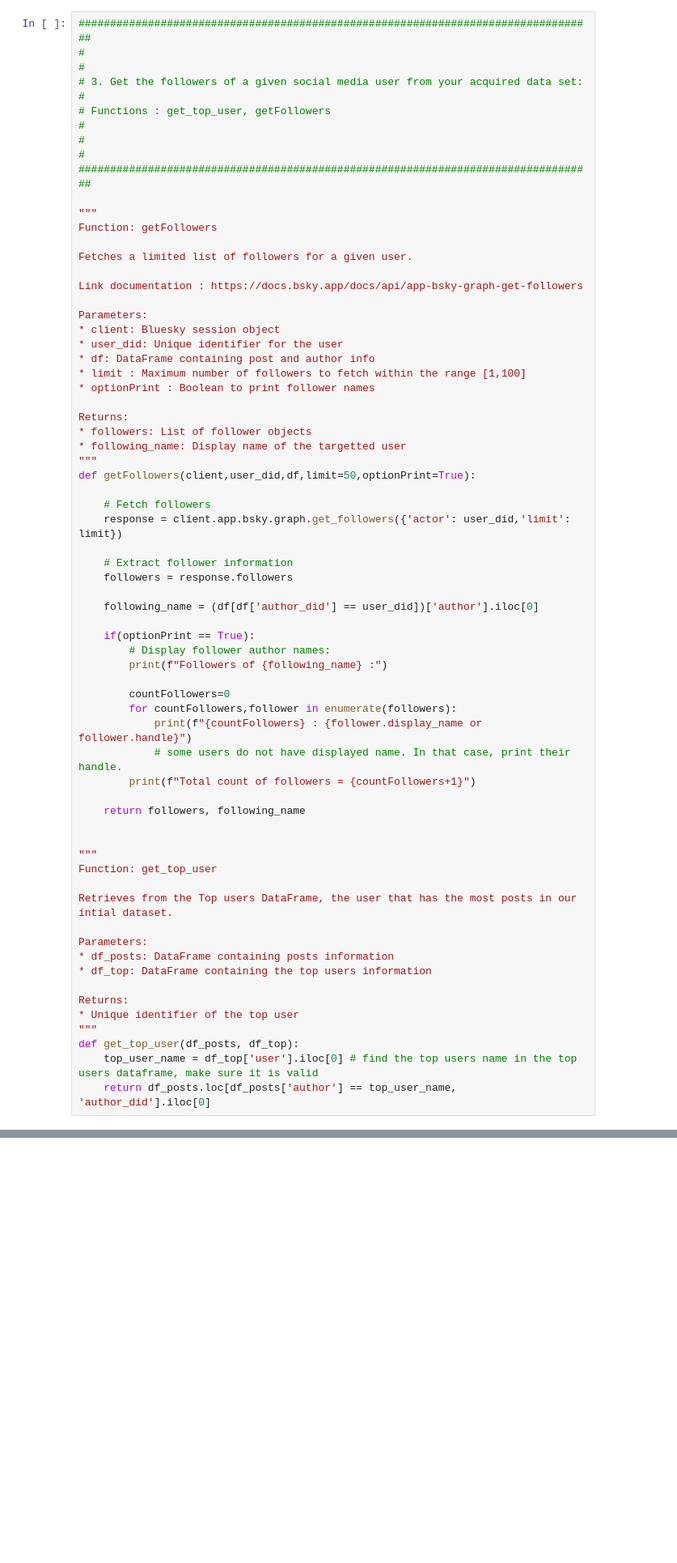
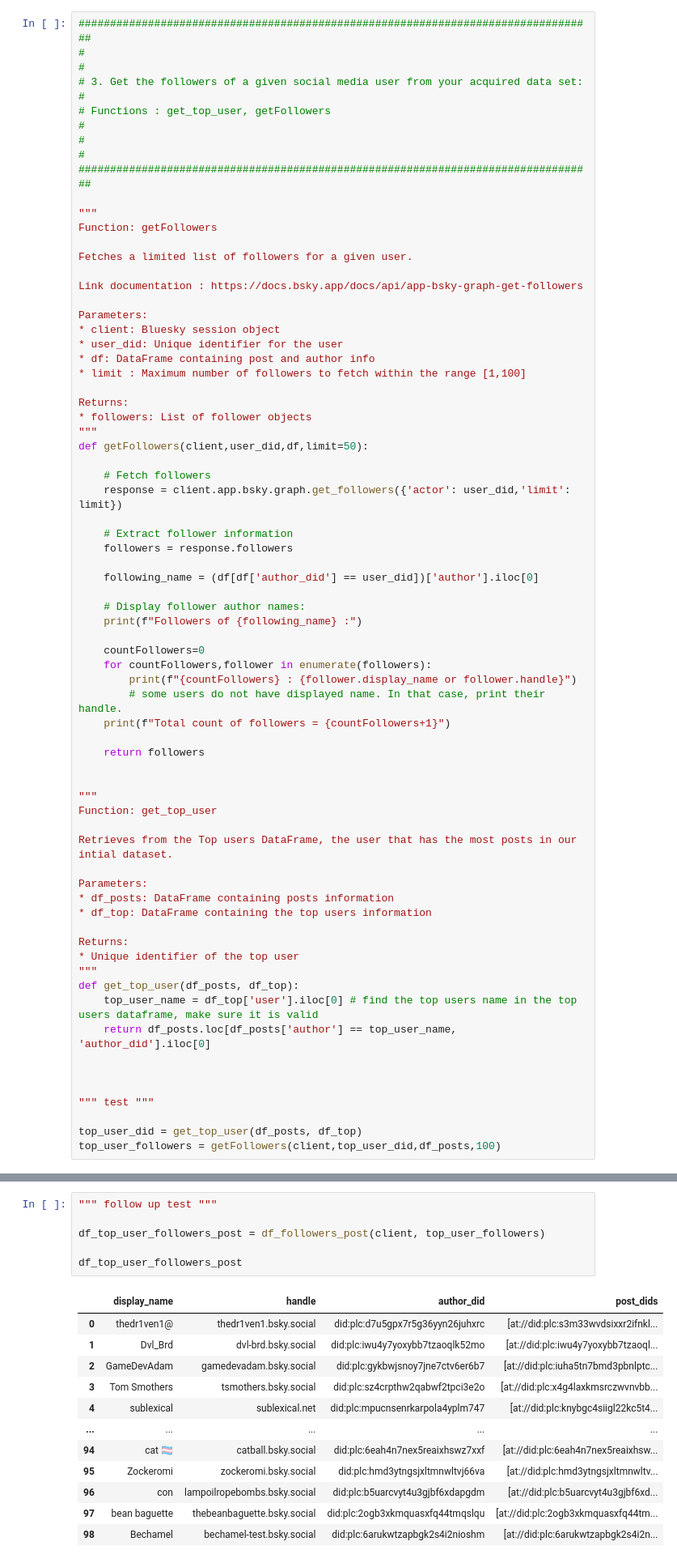
Before and after one commit to sbouchardon/bluesky_api, a Jupyter notebook: Main.ipynb, the cells around one changed output, grey strips where cells are left out. Shown at 81% size. Cells and saved outputs as stored; diff of their text form; blank space fills up the shorter version.

```diff
--- a/Main.ipynb
+++ b/Main.ipynb
@@ -402,13 +490,11 @@ Parameters:
 * user_did: Unique identifier for the user
 * df: DataFrame containing post and author info
 * limit : Maximum number of followers to fetch within the range [1,100]
-* optionPrint : Boolean to print follower names
 
 Returns:
 * followers: List of follower objects
-* following_name: Display name of the targetted user
 """
-def getFollowers(client,user_did,df,limit=50,optionPrint=True):
+def getFollowers(client,user_did,df,limit=50):
 
     # Fetch followers
     response = client.app.bsky.graph.get_followers({'actor': user_did,'limit': limit})
@@ -418,17 +504,16 @@ def getFollowers(client,user_did,df,limit=50,optionPrint=True):
 
     following_name = (df[df['author_did'] == user_did])['author'].iloc[0]
 
-    if(optionPrint == True):
-        # Display follower author names:
-        print(f"Followers of {following_name} :")
+    # Display follower author names:
+    print(f"Followers of {following_name} :")
 
-        countFollowers=0
-        for countFollowers,follower in enumerate(followers):
-            print(f"{countFollowers} : {follower.display_name or follower.handle}")
-            # some users do not have displayed name. In that case, print their handle.
-        print(f"Total count of followers = {countFollowers+1}")
+    countFollowers=0
+    for countFollowers,follower in enumerate(followers):
+        print(f"{countFollowers} : {follower.display_name or follower.handle}")
+        # some users do not have displayed name. In that case, print their handle.
+    print(f"Total count of followers = {countFollowers+1}")
 
-    return followers, following_name
+    return followers
 
 
 """
@@ -446,3 +531,10 @@ Returns:
 def get_top_user(df_posts, df_top):
     top_user_name = df_top['user'].iloc[0] # find the top users name in the top users dataframe, make sure it is valid
     return df_posts.loc[df_posts['author'] == top_user_name, 'author_did'].iloc[0]
+
+
+
+""" test """
+
+top_user_did = get_top_user(df_posts, df_top)
+top_user_followers = getFollowers(client,top_user_did,df_posts,100)
@@ -534,0 +704,19 @@ def df_followers(client, followers, limit=5,optionPrint=True):
+# %%
+""" follow up test """
+
+df_top_user_followers_post = df_followers_post(client, top_user_followers)
+
+df_top_user_followers_post
+# %% [output]
+|  | display_name | handle | author_did | post_dids |
+| 0 | thedr1ven1@ | thedr1ven1.bsky.social | did:plc:d7u5gpx7r5g36yyn26juhxrc | [at://did:plc:s3m33wvdsixxr2ifnkl... |
+| 1 | Dvl_Brd | dvl-brd.bsky.social | did:plc:iwu4y7yoxybb7tzaoqlk52mo | [at://did:plc:iwu4y7yoxybb7tzaoql... |
+| 2 | GameDevAdam | gamedevadam.bsky.social | did:plc:gykbwjsnoy7jne7ctv6er6b7 | [at://did:plc:iuha5tn7bmd3pbnlptc... |
+| 3 | Tom Smothers | tsmothers.bsky.social | did:plc:sz4crpthw2qabwf2tpci3e2o | [at://did:plc:x4g4laxkmsrczwvnvbb... |
+| 4 | sublexical | sublexical.net | did:plc:mpucnsenrkarpola4yplm747 | [at://did:plc:knybgc4siigl22kc5t4... |
+| ... | ... | ... | ... | ... |
+| 94 | cat 🏳️‍⚧️ | catball.bsky.social | did:plc:6eah4n7nex5reaixhswz7xxf | [at://did:plc:6eah4n7nex5reaixhsw... |
+| 95 | Zockeromi | zockeromi.bsky.social | did:plc:hmd3ytngsjxltmnwltvj66va | [at://did:plc:hmd3ytngsjxltmnwltv... |
+| 96 | con | lampoilropebombs.bsky.social | did:plc:b5uarcvyt4u3gjbf6xdapgdm | [at://did:plc:b5uarcvyt4u3gjbf6xd... |
+| 97 | bean baguette | thebeanbaguette.bsky.social | did:plc:2ogb3xkmquasxfq44tmqslqu | [at://did:plc:2ogb3xkmquasxfq44tm... |
+| 98 | Bechamel | bechamel-test.bsky.social | did:plc:6arukwtzapbgk2s4i2nioshm | [at://did:plc:6arukwtzapbgk2s4i2n... |
```
Also changed, not shown: parts of 7 cells of this notebook.
